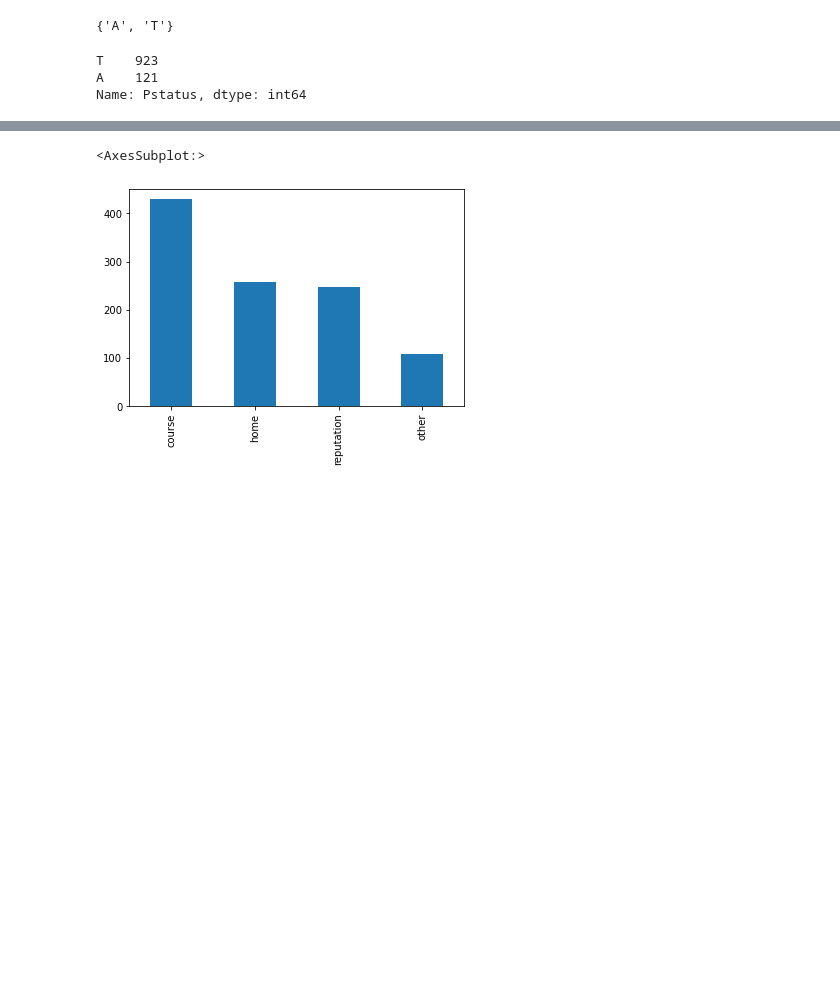
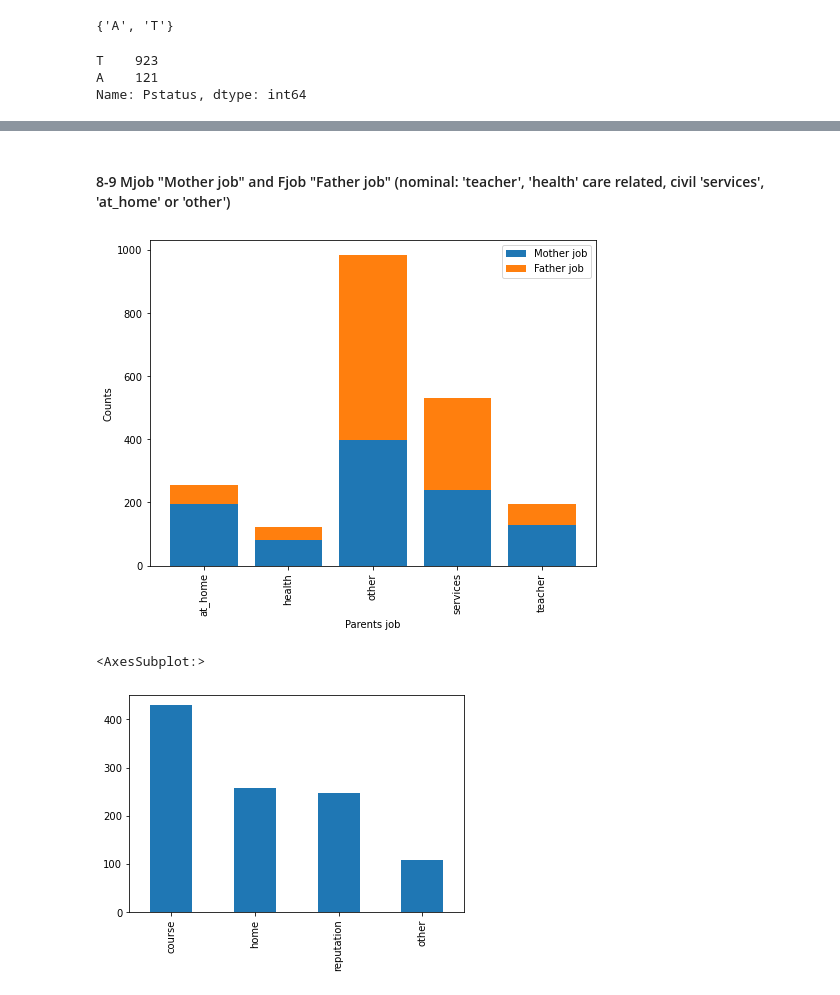
Before and after one commit to AleksanderWernik/Portugese_students, a Jupyter notebook: Students.ipynb, the cells around one changed output, grey strips where cells are left out. Drawn from its saved outputs; the diff is of its cells as text; code cells hidden in the pictures; blank space fills up the shorter version.

```diff
--- a/Students.ipynb
+++ b/Students.ipynb
@@ -267,3 +260,20 @@ df['Fjob'].value_counts().plot(kind='bar')
+# %% [markdown]
+#### 8-9 Mjob "Mother job" and Fjob "Father job" (nominal: 'teacher', 'health' care related, civil 'services', 'at_home' or 'other')
+# %%
+MFjob=df[['Mjob','Fjob']].apply(pd.Series.value_counts)
+
+fig, ax=plt.subplots(figsize=(8,6))
+
+ax.bar(MFjob.index, MFjob['Mjob'], label='Mother job')
+ax.bar(MFjob.index, MFjob['Fjob'], label='Father job', bottom=MFjob['Mjob'])
+
+ax.xaxis.set_tick_params(rotation=90)
+ax.set_xlabel('Parents job')
+ax.set_ylabel('Counts')
+ax.legend()
+plt.show()
+# %% [output]
+[figure, added]
 # %%
 #10 reason: reason to choose this school (nominal: close to 'home', school 'reputation', 'course' preference or 'other')
 df['reason'].value_counts().plot(kind='bar')
```
Also changed, not shown: parts of 108 cells of this notebook.
